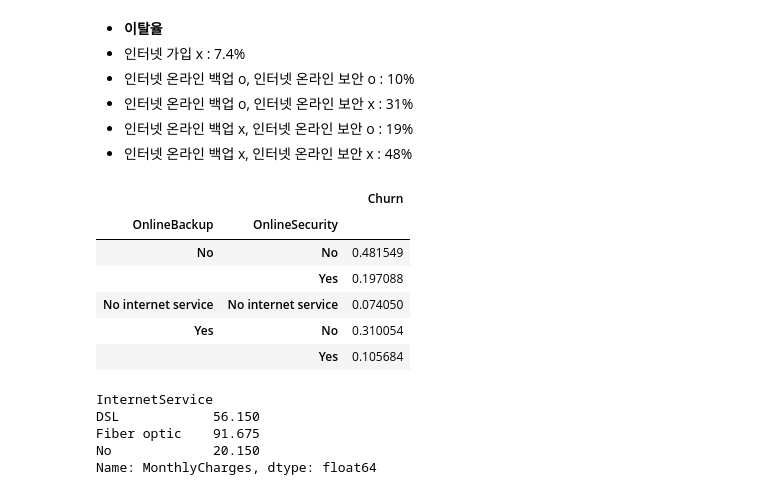
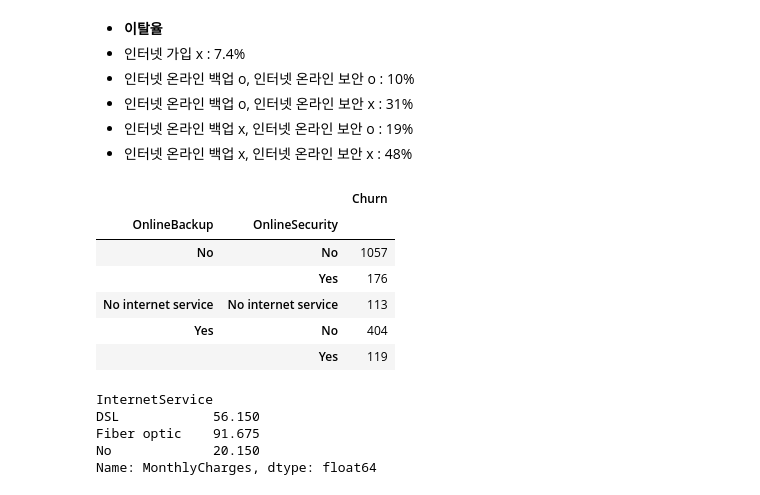
Before and after one commit to SKNETWORKS-FAMILY-AICAMP/SKN10-2nd-5Team, a Jupyter notebook: test_folder/mini_project2.ipynb, the cells around one changed output. Cells and saved outputs as stored; diff of their text form; code cells hidden in the pictures.

```diff
--- a/test_folder/mini_project2.ipynb
+++ b/test_folder/mini_project2.ipynb
@@ -231,15 +231,15 @@ Name: Churn, dtype: int64
 - 인터넷 온라인 백업 x, 인터넷 온라인 보안 x : 48%
 # %%
 ori_example = ori_all.groupby(["OnlineBackup","OnlineSecurity"])
-ori_example[['Churn']].mean()
+ori_example[['Churn']].sum()
 # %% [output]
 |  |  | Churn |
 | OnlineBackup | OnlineSecurity |  |
-| No | No | 0.481549 |
-|  | Yes | 0.197088 |
-| No internet service | No internet service | 0.074050 |
-| Yes | No | 0.310054 |
-|  | Yes | 0.105684 |
+| No | No | 1057 |
+|  | Yes | 176 |
+| No internet service | No internet service | 113 |
+| Yes | No | 404 |
+|  | Yes | 119 |
 # %%
 # fiber optic이 가장 높은 가격()을 보인다.
 ori_example = ori_all.groupby("InternetService")
```
